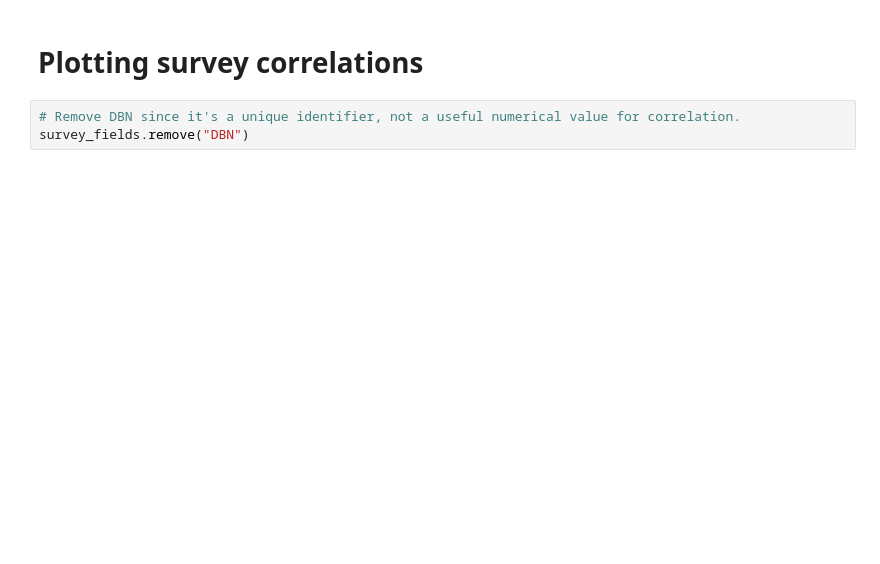
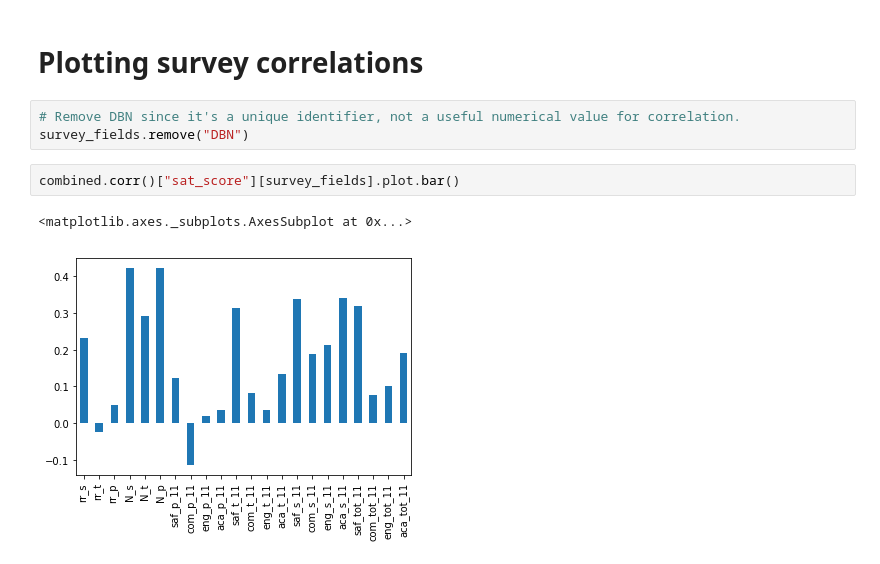
Before and after one commit to khoin-byte/dataquest-guided-projects, a Jupyter notebook: Analyzing_NYC_High_School_Data/Schools.ipynb, the cells around one changed output. Cells and saved outputs as stored; diff of their text form; blank space fills up the shorter version.

```diff
--- a/Analyzing_NYC_High_School_Data/Schools.ipynb
+++ b/Analyzing_NYC_High_School_Data/Schools.ipynb
@@ -165,3 +191,8 @@ print(correlations)
 # %%
 # Remove DBN since it's a unique identifier, not a useful numerical value for correlation.
 survey_fields.remove("DBN")
+# %%
+combined.corr()["sat_score"][survey_fields].plot.bar()
+# %% [output]
+<matplotlib.axes._subplots.AxesSubplot at 0x...>
+[figure, added]
```
Also changed, not shown: parts of 15 cells of this notebook.
